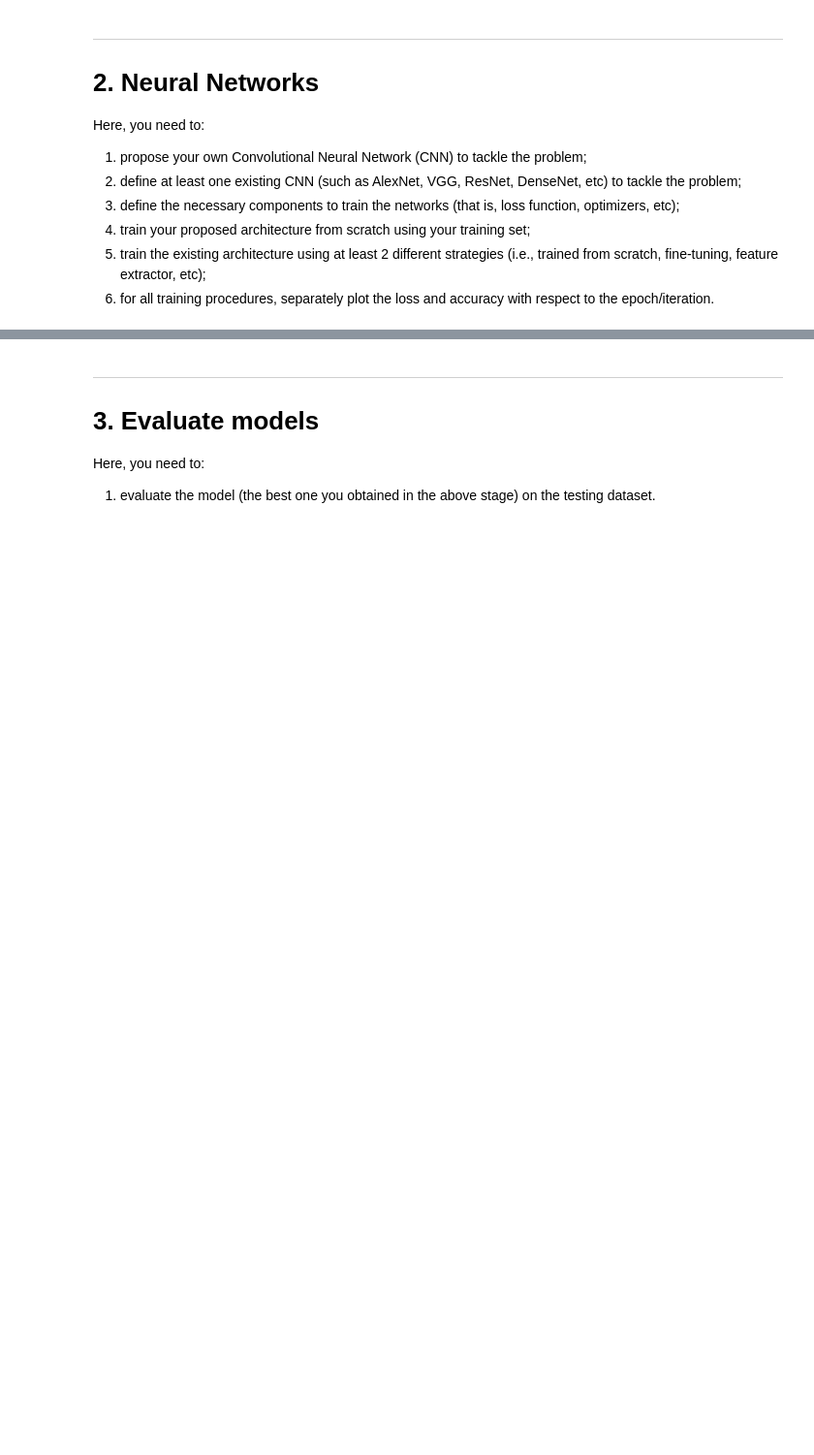
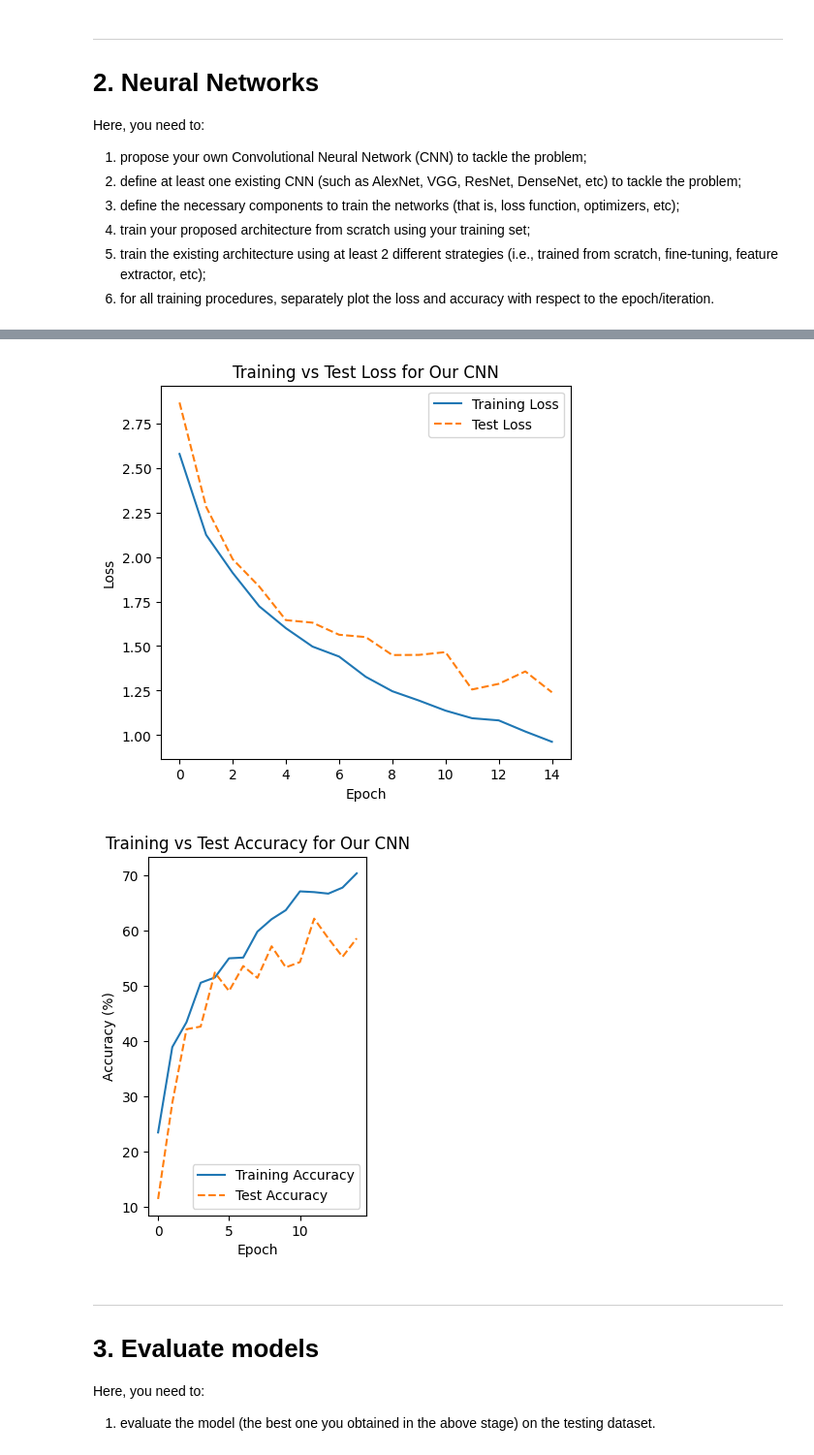
Before and after one commit to mlbuiten515/CNN-Computer-Vision, a Jupyter notebook: COMP534_assignment2.ipynb, the cells around one changed output, grey strips where cells are left out. Shown at 97% size. Cells and saved outputs as stored; diff of their text form; code cells hidden in the pictures; blank space fills up the shorter version.

```diff
--- a/COMP534_assignment2.ipynb
+++ b/COMP534_assignment2.ipynb
@@ -358,11 +371,12 @@ scratch_model = scratch_model.to(device)
 
 # Define components
 criterion = nn.CrossEntropyLoss()
-optimizer = optim.Adam(scratch_model.parameters(), lr=1e-3, wd=1e-4)
+optimizer = optim.Adam(scratch_model.parameters(), lr=1e-3, weight_decay=1e-4)
 
 train_losses, test_losses, train_accuracies, test_accuracies = train_model(
-    scratch_model, train_loader, test_loader, criterion, optimizer, num_epochs=10
+    scratch_model, train_loader, test_loader, criterion, optimizer, num_epochs=15
 )
 
 plot_loss('Our CNN', train_losses, test_losses)
 plot_acc('Our CNN', train_accuracies, test_accuracies)
+# %% [output]
@@ -369,3 +398,5 @@ plot_acc('Our CNN', train_accuracies, test_accuracies)
+[figure, added]
+[figure, added]
 # %% [markdown]
 ---
 
```
Also changed, not shown: parts of 3 cells of this notebook.
